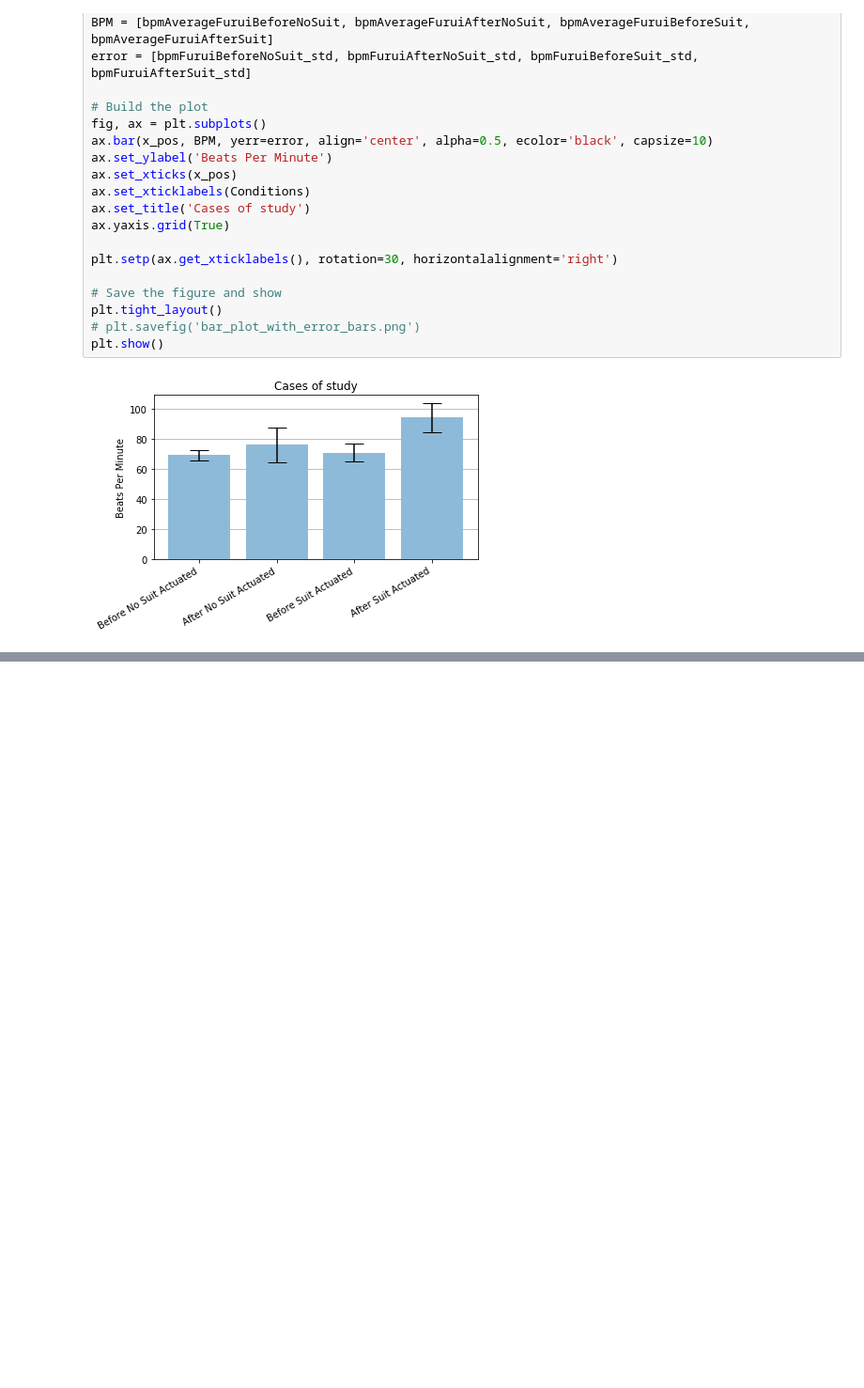
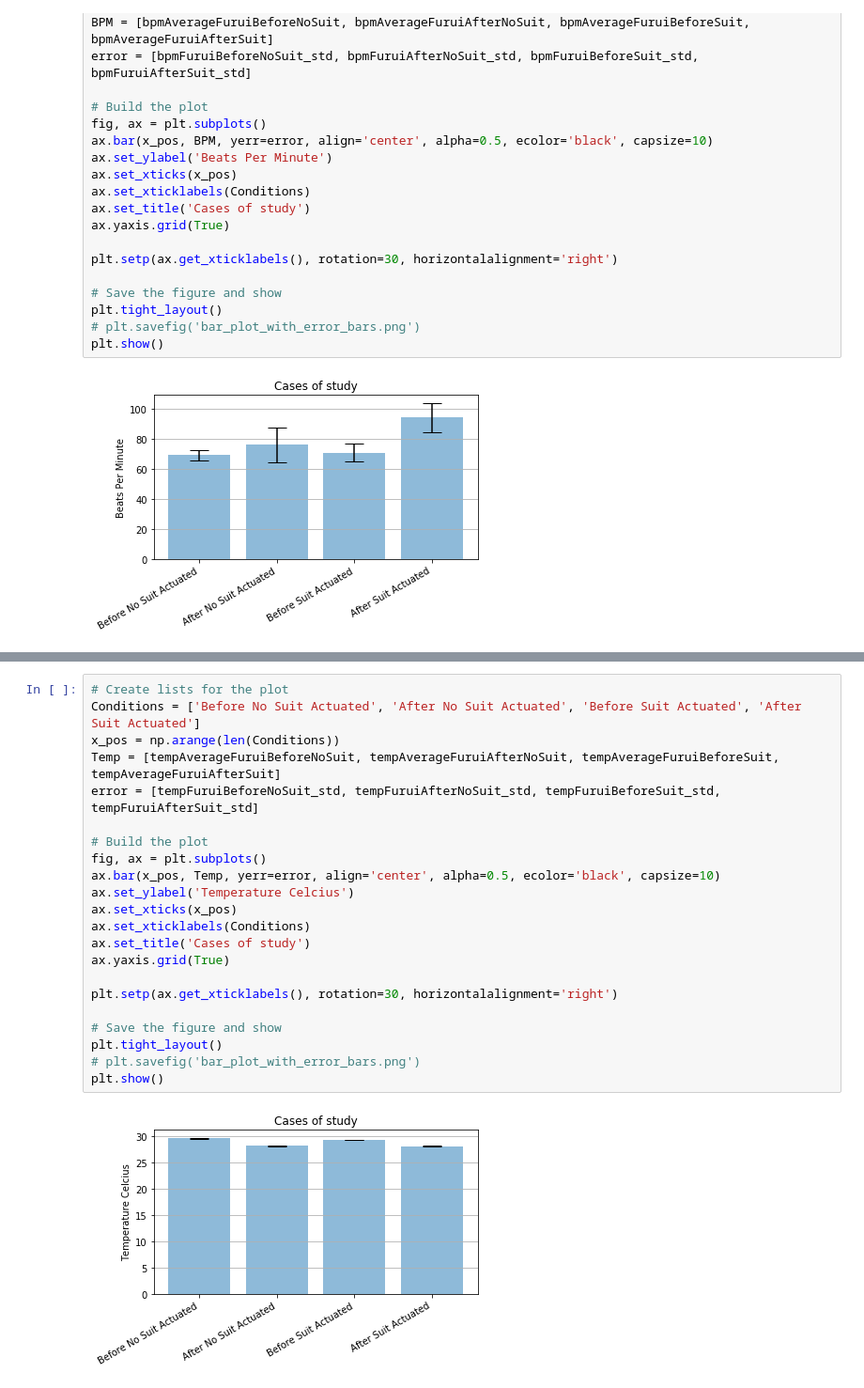
Before and after one commit to totovr/Python, a Jupyter notebook: Emotion/UserAnalisis.ipynb, the cells around one changed output, grey strips where cells are left out. Shown at 94% size. Cells and saved outputs as stored; diff of their text form; blank space fills up the shorter version.

```diff
--- a/Emotion/UserAnalisis.ipynb
+++ b/Emotion/UserAnalisis.ipynb
@@ -231,0 +224,24 @@ plt.show()
+# %%
+# Create lists for the plot
+Conditions = ['Before No Suit Actuated', 'After No Suit Actuated', 'Before Suit Actuated', 'After Suit Actuated']
+x_pos = np.arange(len(Conditions))
+Temp = [tempAverageFuruiBeforeNoSuit, tempAverageFuruiAfterNoSuit, tempAverageFuruiBeforeSuit, tempAverageFuruiAfterSuit]
+error = [tempFuruiBeforeNoSuit_std, tempFuruiAfterNoSuit_std, tempFuruiBeforeSuit_std, tempFuruiAfterSuit_std]
+
+# Build the plot
+fig, ax = plt.subplots()
+ax.bar(x_pos, Temp, yerr=error, align='center', alpha=0.5, ecolor='black', capsize=10)
+ax.set_ylabel('Temperature Celcius')
+ax.set_xticks(x_pos)
+ax.set_xticklabels(Conditions)
+ax.set_title('Cases of study')
+ax.yaxis.grid(True)
+
+plt.setp(ax.get_xticklabels(), rotation=30, horizontalalignment='right')
+
+# Save the figure and show
+plt.tight_layout()
+# plt.savefig('bar_plot_with_error_bars.png')
+plt.show()
+# %% [output]
+[figure, added]
```
Also changed, not shown: parts of 6 cells of this notebook.
